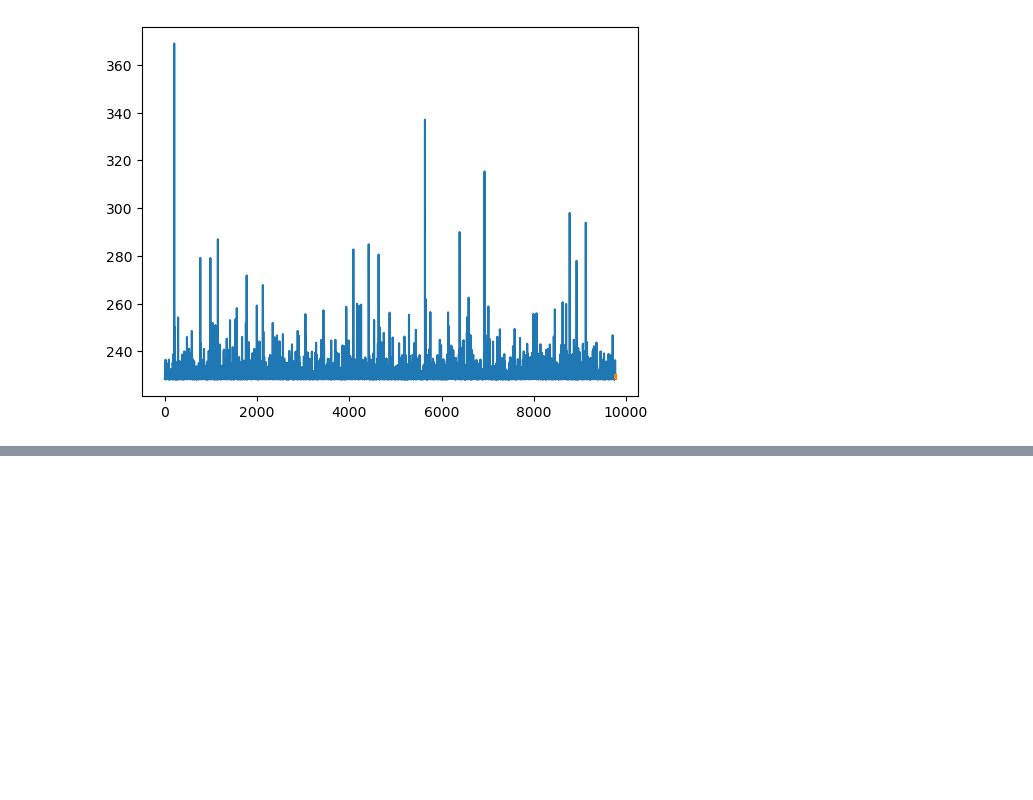
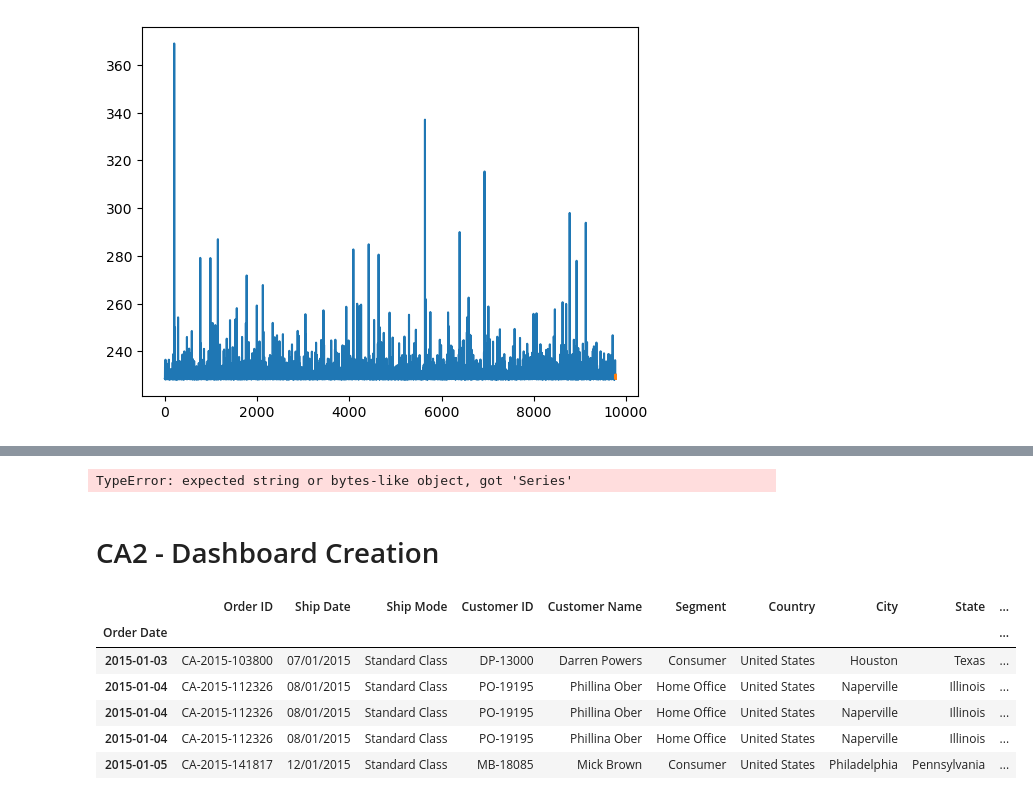
Before and after one commit to k8od/MLDataVis, a Jupyter notebook: ML_DVCA2.ipynb, the cells around one changed output, grey strips where cells are left out. Drawn from its saved outputs; the diff is of its cells as text; code cells hidden in the pictures; blank space fills up the shorter version.

```diff
--- a/ML_DVCA2.ipynb
+++ b/ML_DVCA2.ipynb
@@ -1825,0 +403,29 @@ Text(0.5, 0, 'Random Forest Feature Importance')
+# %%
+from wordcloud import WordCloud
+
+# Read text from a file
+with open('sample_text.txt', 'r') as file:
+    text_data = file.read()
+
+# Create a WordCloud object
+wordcloud = WordCloud(width=800, height=400, background_color="white").generate(text_data)
+
+# Display the generated image:
+plt.figure(figsize=(10, 5))
+plt.imshow(wordcloud, interpolation='bilinear')
+plt.axis("off")
+plt.show()
+# %% [output]
+TypeError: expected string or bytes-like object, got 'Series'
+# %% [markdown]
+# CA2 - Dashboard Creation
+# %%
+df.head()
+# %% [output]
+|  | Order ID | Ship Date | Ship Mode | Customer ID | Customer Name | Segment | Country | City | State | ... |
+| Order Date |  |  |  |  |  |  |  |  |  | ... |
+| 2015-01-03 | CA-2015-103800 | 07/01/2015 | Standard Class | DP-13000 | Darren Powers | Consumer | United States | Houston | Texas | ... |
+| 2015-01-04 | CA-2015-112326 | 08/01/2015 | Standard Class | PO-19195 | Phillina Ober | Home Office | United States | Naperville | Illinois | ... |
+| 2015-01-04 | CA-2015-112326 | 08/01/2015 | Standard Class | PO-19195 | Phillina Ober | Home Office | United States | Naperville | Illinois | ... |
+| 2015-01-04 | CA-2015-112326 | 08/01/2015 | Standard Class | PO-19195 | Phillina Ober | Home Office | United States | Naperville | Illinois | ... |
+| 2015-01-05 | CA-2015-141817 | 12/01/2015 | Standard Class | MB-18085 | Mick Brown | Consumer | United States | Philadelphia | Pennsylvania | ... |
```
Also changed, not shown: parts of 206 cells of this notebook, 2 other files.
